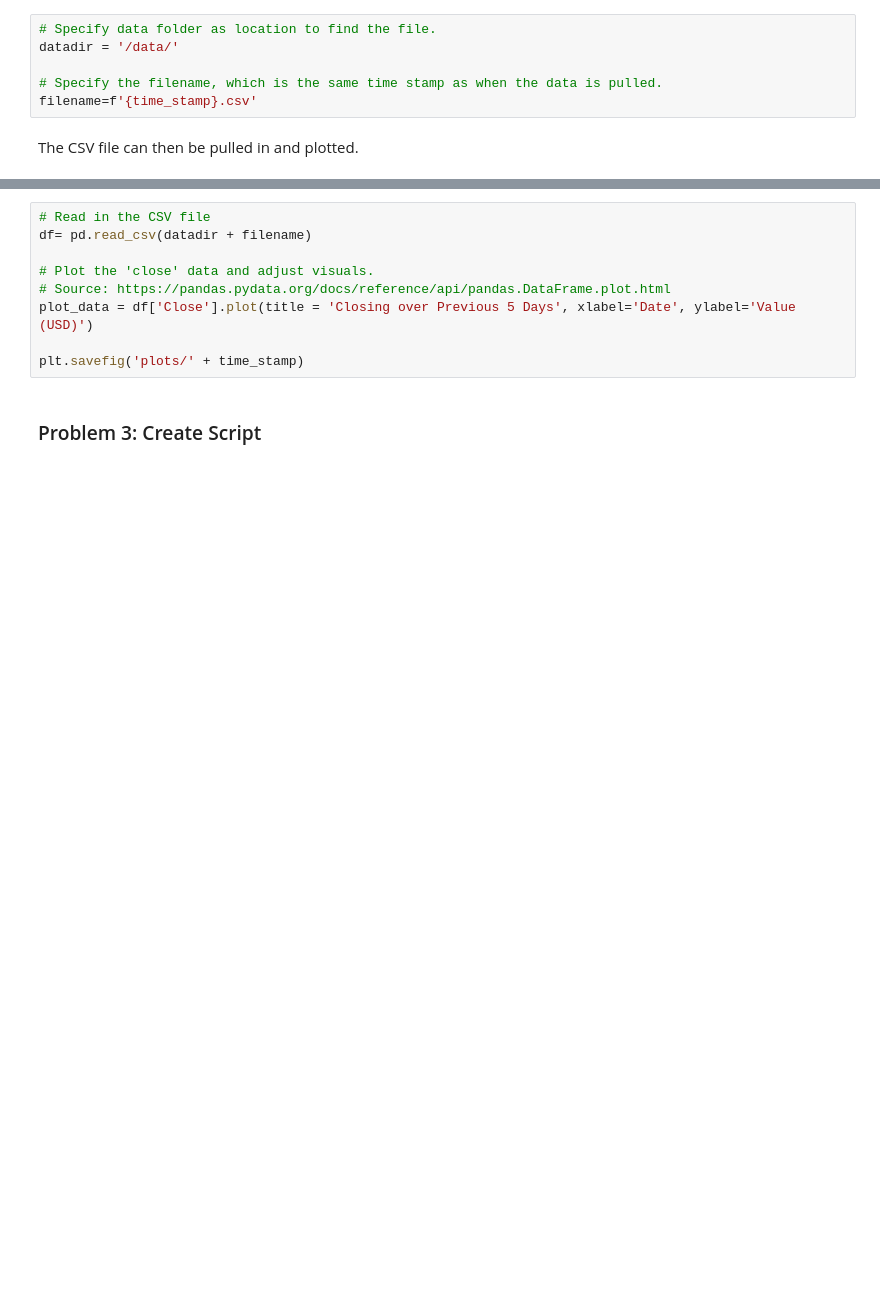
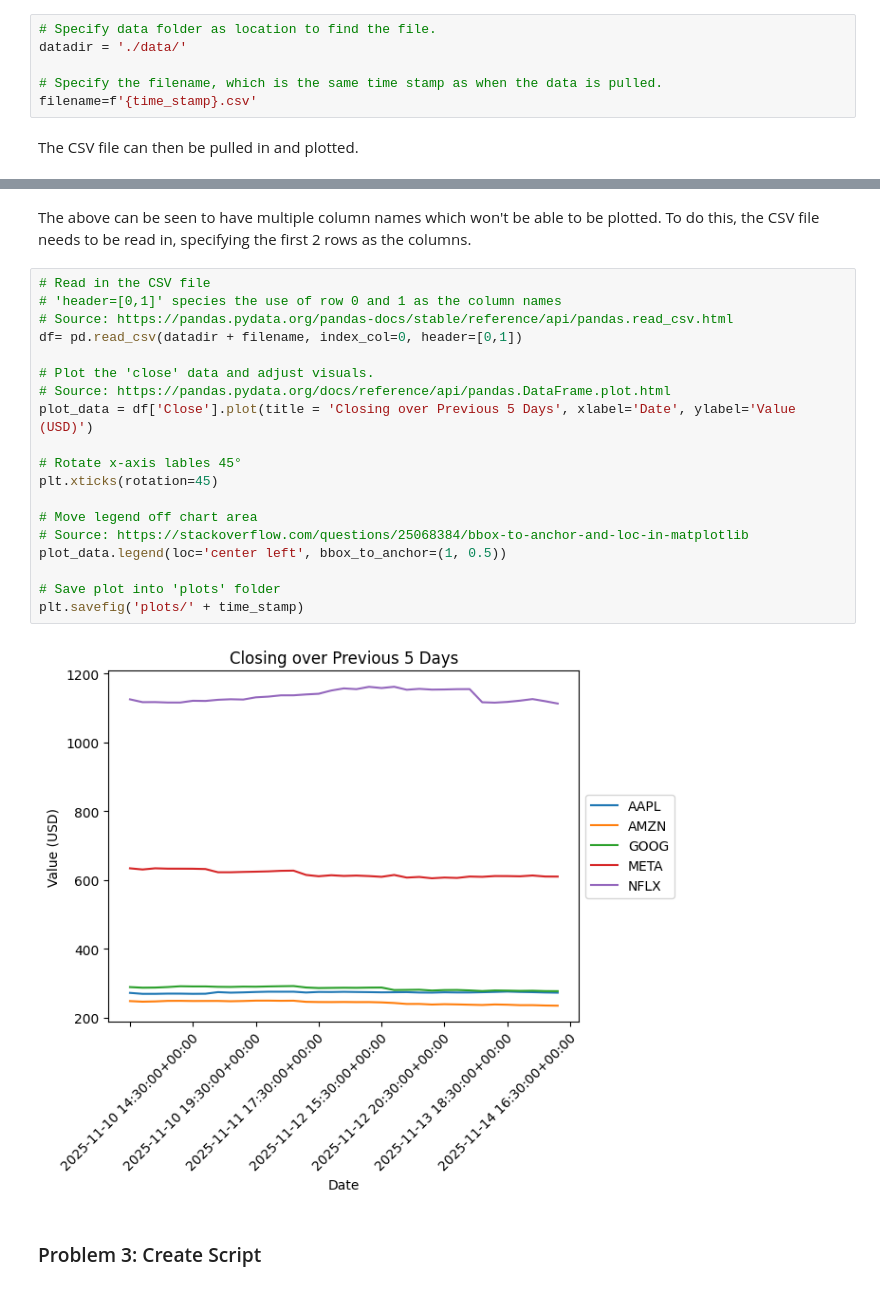
Before and after one commit to danielfinnerty/computer_infrastructure, a Jupyter notebook: problems.ipynb, the cells around one changed output, grey strips where cells are left out. Drawn from its saved outputs; the diff is of its cells as text; blank space fills up the shorter version.

```diff
--- a/problems.ipynb
+++ b/problems.ipynb
@@ -92,7 +113,7 @@ get_data.to_csv('data/' + time_stamp + '.csv')
 First step is to retreive the data from the latest file in the 'data' folder. This can be done by firstly specifying the directory location (`datadir`), an then chosing the correct filename.
 # %%
 # Specify data folder as location to find the file.
-datadir = '/data/'
+datadir = './data/'
 
 # Specify the filename, which is the same time stamp as when the data is pulled.
 filename=f'{time_stamp}.csv'
@@ -101,12 +136,26 @@ The CSV file can then be pulled in and plotted.
+# %% [markdown]
+The above can be seen to have multiple column names which won't be able to be plotted. To do this, the CSV file needs to be read in, specifying the first 2 rows as the columns.
 # %%
 # Read in the CSV file
-df= pd.read_csv(datadir + filename)
+# 'header=[0,1]' species the use of row 0 and 1 as the column names
+# Source: https://pandas.pydata.org/pandas-docs/stable/reference/api/pandas.read_csv.html
+df= pd.read_csv(datadir + filename, index_col=0, header=[0,1])
 
 # Plot the 'close' data and adjust visuals.
 # Source: https://pandas.pydata.org/docs/reference/api/pandas.DataFrame.plot.html
 plot_data = df['Close'].plot(title = 'Closing over Previous 5 Days', xlabel='Date', ylabel='Value (USD)')
 
+# Rotate x-axis lables 45°
+plt.xticks(rotation=45)
+
+# Move legend off chart area
+# Source: https://stackoverflow.com/questions/25068384/bbox-to-anchor-and-loc-in-matplotlib
+plot_data.legend(loc='center left', bbox_to_anchor=(1, 0.5))
+
+# Save plot into 'plots' folder
 plt.savefig('plots/' + time_stamp)
+# %% [output]
+[figure, added]
 # %% [markdown]
 ### Problem 3: Create Script
 # %% [markdown]
```
Also changed, not shown: parts of 8 cells of this notebook, 3 other files.
